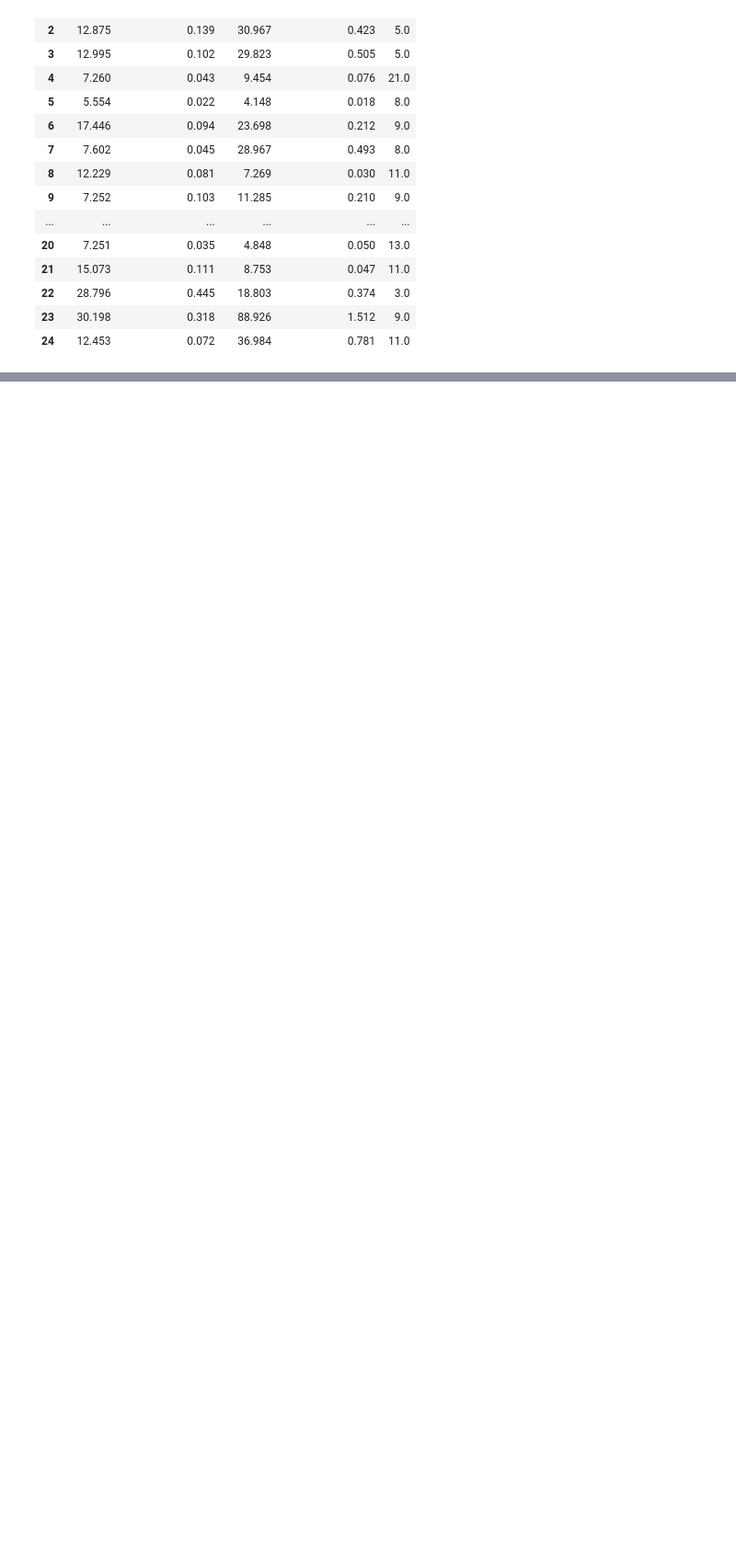
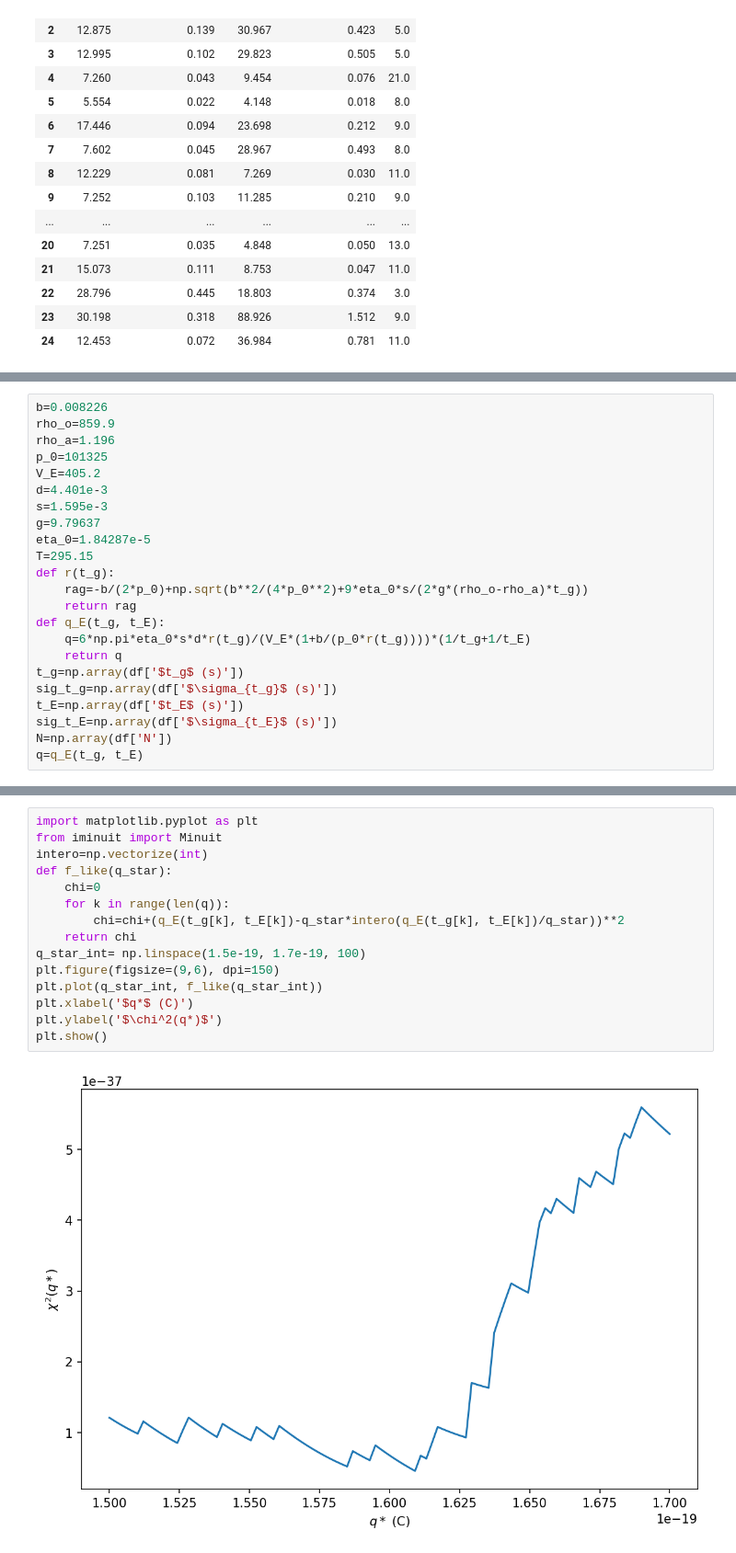
Before and after one commit to GianlorenzoDeFilippo6674/Progetto_Analisi_dati, a Jupyter notebook: Millikan.ipynb, the cells around one changed output, grey strips where cells are left out. Shown: that part at 92% size. Saved outputs shown, nothing was run; the diff lists cells and outputs as text; blank space fills up the shorter version.

```diff
--- a/Millikan.ipynb
+++ b/Millikan.ipynb
@@ -91,0 +95,23 @@ df
+# %%
+b=0.008226
+rho_o=859.9
+rho_a=1.196
+p_0=101325
+V_E=405.2
+d=4.401e-3
+s=1.595e-3
+g=9.79637
+eta_0=1.84287e-5
+T=295.15
+def r(t_g):
+    rag=-b/(2*p_0)+np.sqrt(b**2/(4*p_0**2)+9*eta_0*s/(2*g*(rho_o-rho_a)*t_g))
+    return rag
+def q_E(t_g, t_E):
+    q=6*np.pi*eta_0*s*d*r(t_g)/(V_E*(1+b/(p_0*r(t_g))))*(1/t_g+1/t_E)
+    return q
+t_g=np.array(df['$t_g$ (s)'])
+sig_t_g=np.array(df['$\sigma_{t_g}$ (s)'])
+t_E=np.array(df['$t_E$ (s)'])
+sig_t_E=np.array(df['$\sigma_{t_E}$ (s)'])
+N=np.array(df['N'])
+q=q_E(t_g, t_E)
@@ -91,0 +125,17 @@ df
+# %%
+import matplotlib.pyplot as plt
+from iminuit import Minuit
+intero=np.vectorize(int)
+def f_like(q_star):
+    chi=0
+    for k in range(len(q)):
+        chi=chi+(q_E(t_g[k], t_E[k])-q_star*intero(q_E(t_g[k], t_E[k])/q_star))**2
+    return chi
+q_star_int= np.linspace(1.5e-19, 1.7e-19, 100)
+plt.figure(figsize=(9,6), dpi=150)
+plt.plot(q_star_int, f_like(q_star_int))
+plt.xlabel('$q*$ (C)')
+plt.ylabel('$\chi^2(q*)$')
+plt.show()
+# %% [output]
+[figure, added]
```
Also changed, not shown: parts of 34 cells of this notebook, 1 other file.
